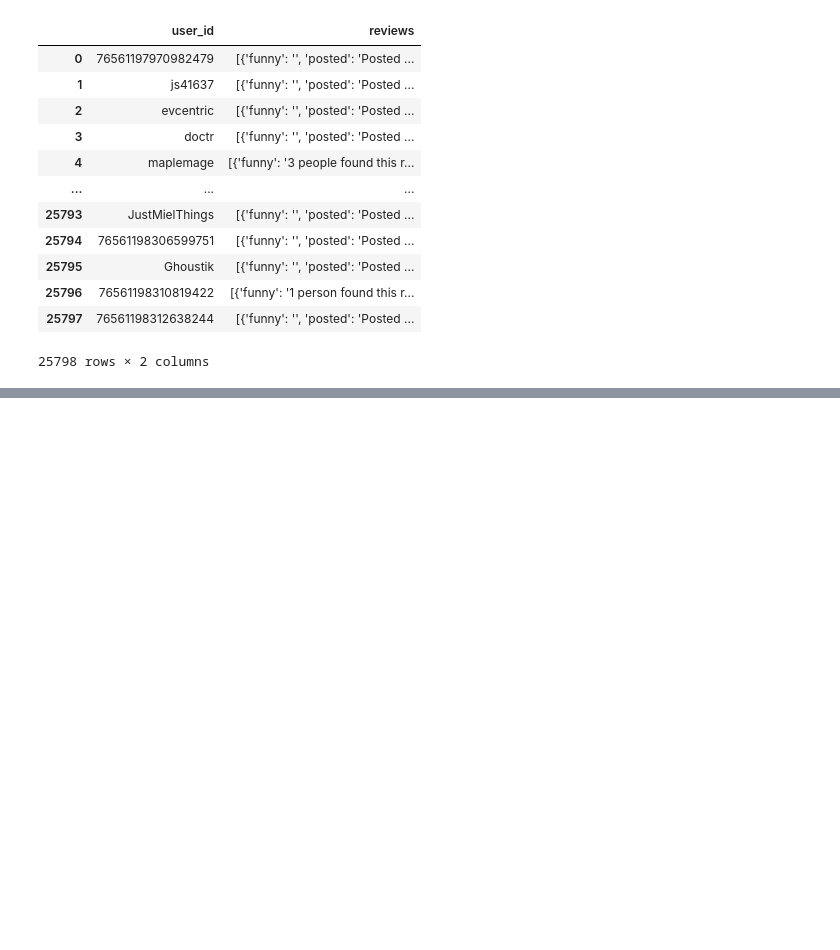
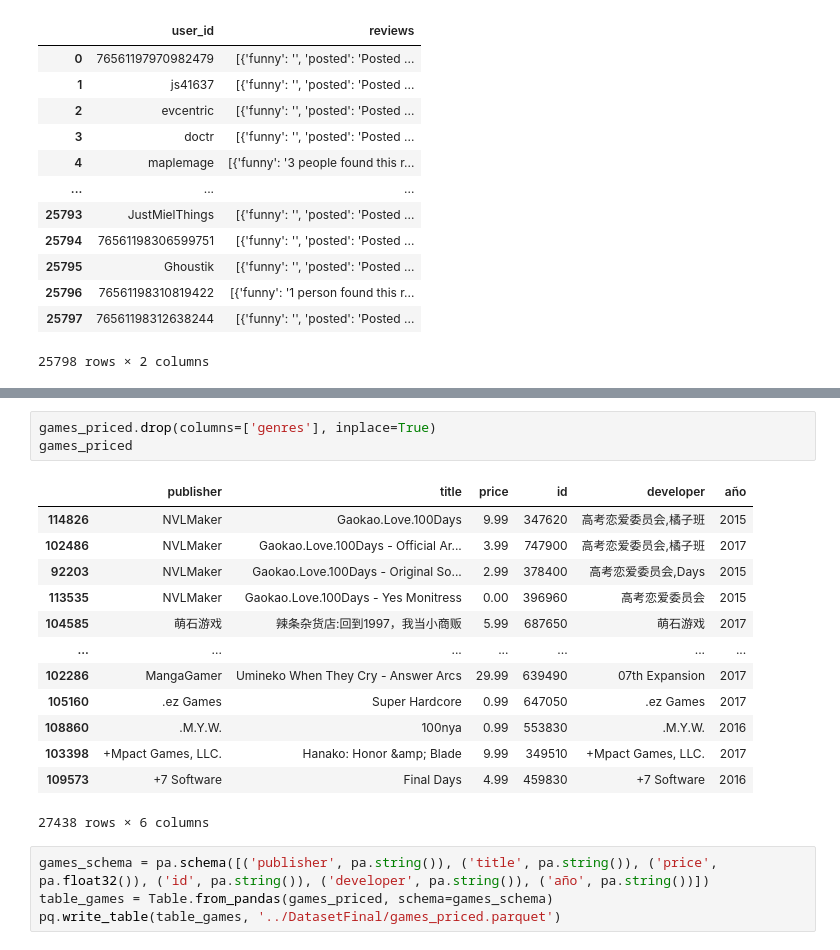
Before and after one commit to jaraycode/steam_games_mlops_2, a Jupyter notebook: etl_eda/etl.ipynb, the cells around one changed output, grey strips where cells are left out. Saved outputs shown, nothing was run; the diff lists cells and outputs as text; blank space fills up the shorter version.

```diff
--- a/etl_eda/etl.ipynb
+++ b/etl_eda/etl.ipynb
@@ -648,0 +831,21 @@ reviews
+# %%
+games_priced.drop(columns=['genres'], inplace=True)
+games_priced
+# %% [output]
+|  | publisher | title | price | id | developer | año |
+| 114826 | NVLMaker | Gaokao.Love.100Days | 9.99 | 347620 | 高考恋爱委员会,橘子班 | 2015 |
+| 102486 | NVLMaker | Gaokao.Love.100Days - Official Ar... | 3.99 | 747900 | 高考恋爱委员会,橘子班 | 2017 |
+| 92203 | NVLMaker | Gaokao.Love.100Days - Original So... | 2.99 | 378400 | 高考恋爱委员会,Days | 2015 |
+| 113535 | NVLMaker | Gaokao.Love.100Days - Yes Monitress | 0.00 | 396960 | 高考恋爱委员会 | 2015 |
+| 104585 | 萌石游戏 | 辣条杂货店:回到1997，我当小商贩 | 5.99 | 687650 | 萌石游戏 | 2017 |
+| ... | ... | ... | ... | ... | ... | ... |
+| 102286 | MangaGamer | Umineko When They Cry - Answer Arcs | 29.99 | 639490 | 07th Expansion | 2017 |
+| 105160 | .ez Games | Super Hardcore | 0.99 | 647050 | .ez Games | 2017 |
+| 108860 | .M.Y.W. | 100nya | 0.99 | 553830 | .M.Y.W. | 2016 |
+| 103398 | +Mpact Games, LLC. | Hanako: Honor &amp; Blade | 9.99 | 349510 | +Mpact Games, LLC. | 2017 |
+| 109573 | +7 Software | Final Days | 4.99 | 459830 | +7 Software | 2016 |
+27438 rows × 6 columns
+# %%
+games_schema = pa.schema([('publisher', pa.string()), ('title', pa.string()), ('price', pa.float32()), ('id', pa.string()), ('developer', pa.string()), ('año', pa.string())])
+table_games = Table.from_pandas(games_priced, schema=games_schema)
+pq.write_table(table_games, '../DatasetFinal/games_priced.parquet')
```
Also changed, not shown: parts of 16 cells of this notebook, 4 other files.
